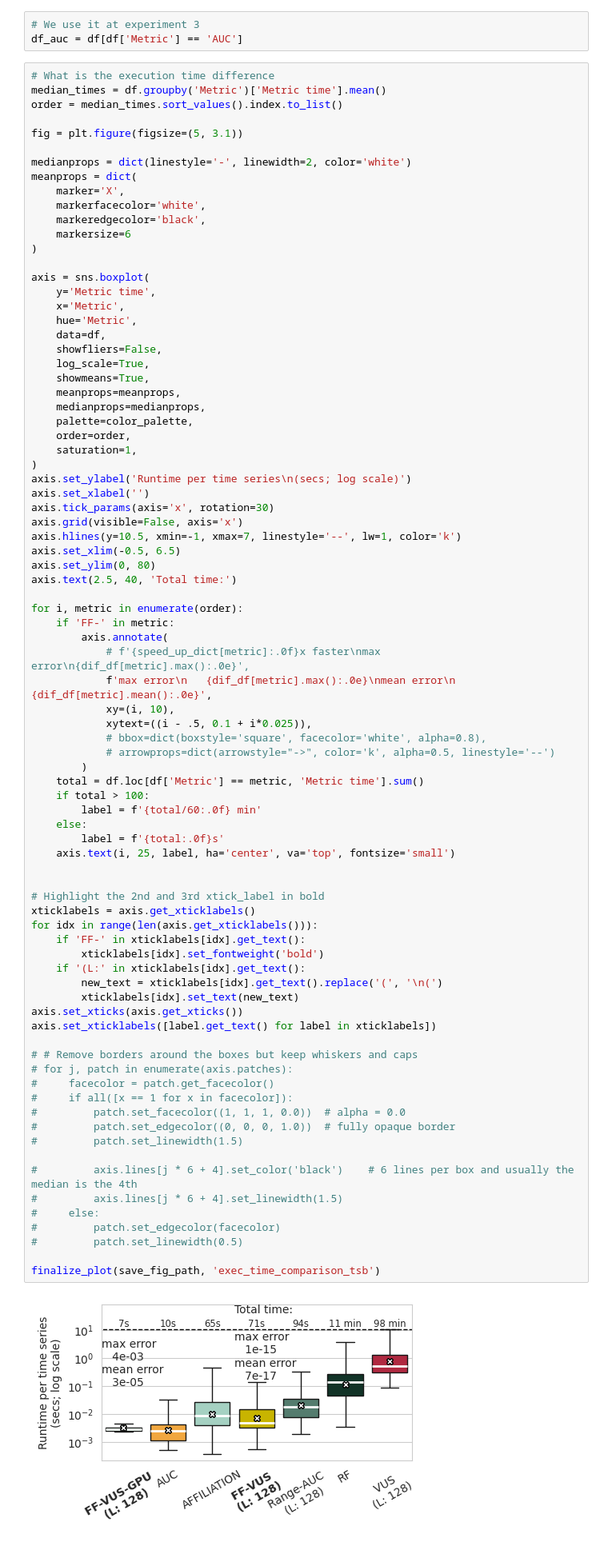
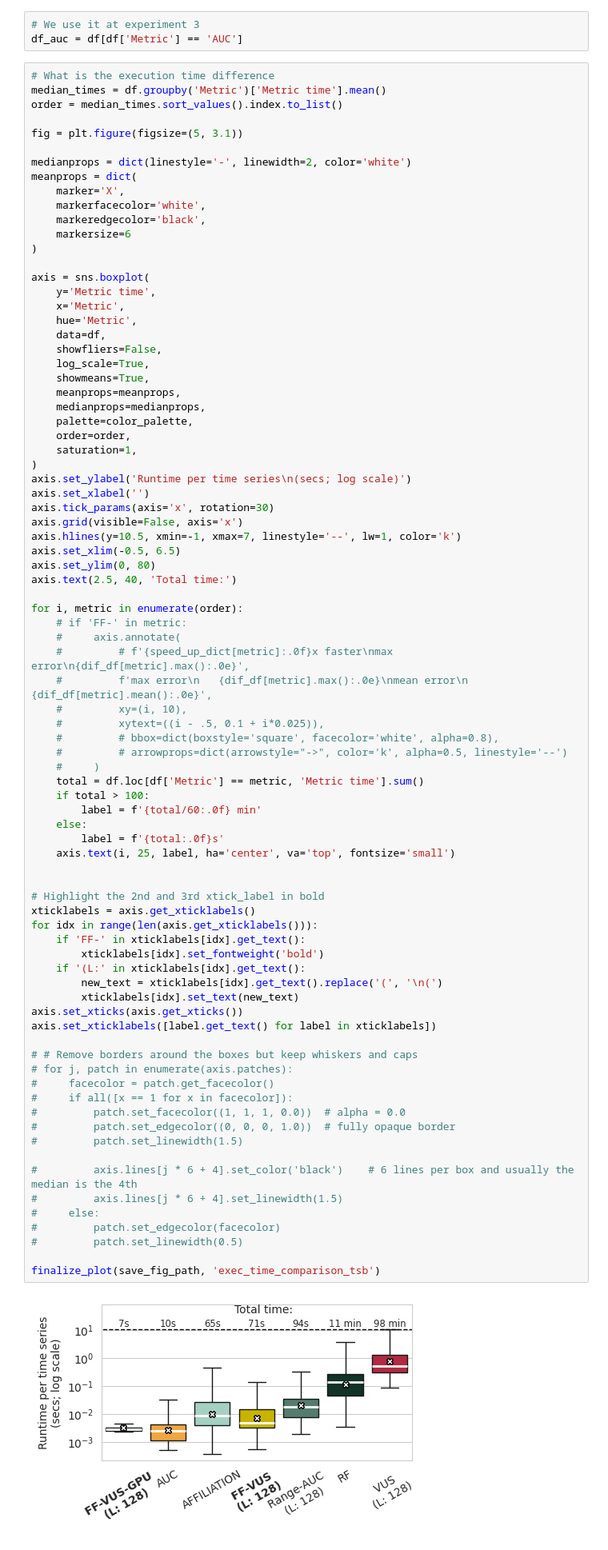
Before and after one commit to sylligardos/autovus, a Jupyter notebook: src/notebooks/experimental_results.ipynb, the cells around one changed output. Shown at 80% size. Drawn from its saved outputs; the diff is of its cells as text.

```diff
--- a/src/notebooks/experimental_results.ipynb
+++ b/src/notebooks/experimental_results.ipynb
@@ -170,15 +170,15 @@ axis.set_ylim(0, 80)
 axis.text(2.5, 40, 'Total time:')
 
 for i, metric in enumerate(order):
-    if 'FF-' in metric:
-        axis.annotate(
-            # f'{speed_up_dict[metric]:.0f}x faster\nmax error\n{dif_df[metric].max():.0e}',
-            f'max error\n   {dif_df[metric].max():.0e}\nmean error\n   {dif_df[metric].mean():.0e}',
-            xy=(i, 10),
-            xytext=((i - .5, 0.1 + i*0.025)),
-            # bbox=dict(boxstyle='square', facecolor='white', alpha=0.8),
-            # arrowprops=dict(arrowstyle="->", color='k', alpha=0.5, linestyle='--')
-        )
+    # if 'FF-' in metric:
+    #     axis.annotate(
+    #         # f'{speed_up_dict[metric]:.0f}x faster\nmax error\n{dif_df[metric].max():.0e}',
+    #         f'max error\n   {dif_df[metric].max():.0e}\nmean error\n   {dif_df[metric].mean():.0e}',
+    #         xy=(i, 10),
+    #         xytext=((i - .5, 0.1 + i*0.025)),
+    #         # bbox=dict(boxstyle='square', facecolor='white', alpha=0.8),
+    #         # arrowprops=dict(arrowstyle="->", color='k', alpha=0.5, linestyle='--')
+    #     )
     total = df.loc[df['Metric'] == metric, 'Metric time'].sum()
     if total > 100:
         label = f'{total/60:.0f} min'
@@ -187,34 +187,34 @@ for i, metric in enumerate(order):
     axis.text(i, 25, label, ha='center', va='top', fontsize='small')
 
 
 # Highlight the 2nd and 3rd xtick_label in bold
 xticklabels = axis.get_xticklabels()
 for idx in range(len(axis.get_xticklabels())):
     if 'FF-' in xticklabels[idx].get_text():
         xticklabels[idx].set_fontweight('bold')
     if '(L:' in xticklabels[idx].get_text():
         new_text = xticklabels[idx].get_text().replace('(', '\n(')
         xticklabels[idx].set_text(new_text)
 axis.set_xticks(axis.get_xticks())
 axis.set_xticklabels([label.get_text() for label in xticklabels])
 
 # # Remove borders around the boxes but keep whiskers and caps
 # for j, patch in enumerate(axis.patches):
 #     facecolor = patch.get_facecolor()
 #     if all([x == 1 for x in facecolor]):
 #         patch.set_facecolor((1, 1, 1, 0.0))  # alpha = 0.0
 #         patch.set_edgecolor((0, 0, 0, 1.0))  # fully opaque border
 #         patch.set_linewidth(1.5)
 
 #         axis.lines[j * 6 + 4].set_color('black')    # 6 lines per box and usually the median is the 4th
 #         axis.lines[j * 6 + 4].set_linewidth(1.5)
 #     else:
 #         patch.set_edgecolor(facecolor)
 #         patch.set_linewidth(0.5)
 
 finalize_plot(save_fig_path, 'exec_time_comparison_tsb')
 # %% [output]
-[figure, old version]
+[figure, new version]
 # %%
 # What is the execution time difference
 curr_df  = df[df['Metric'].isin(['AUC', 'FF-VUS-GPU (L: 128)', 'FF-VUS (L: 128)', 'VUS (L: 128)'])]
```
Also changed, not shown: parts of 1 cell of this notebook, 2 other files.
